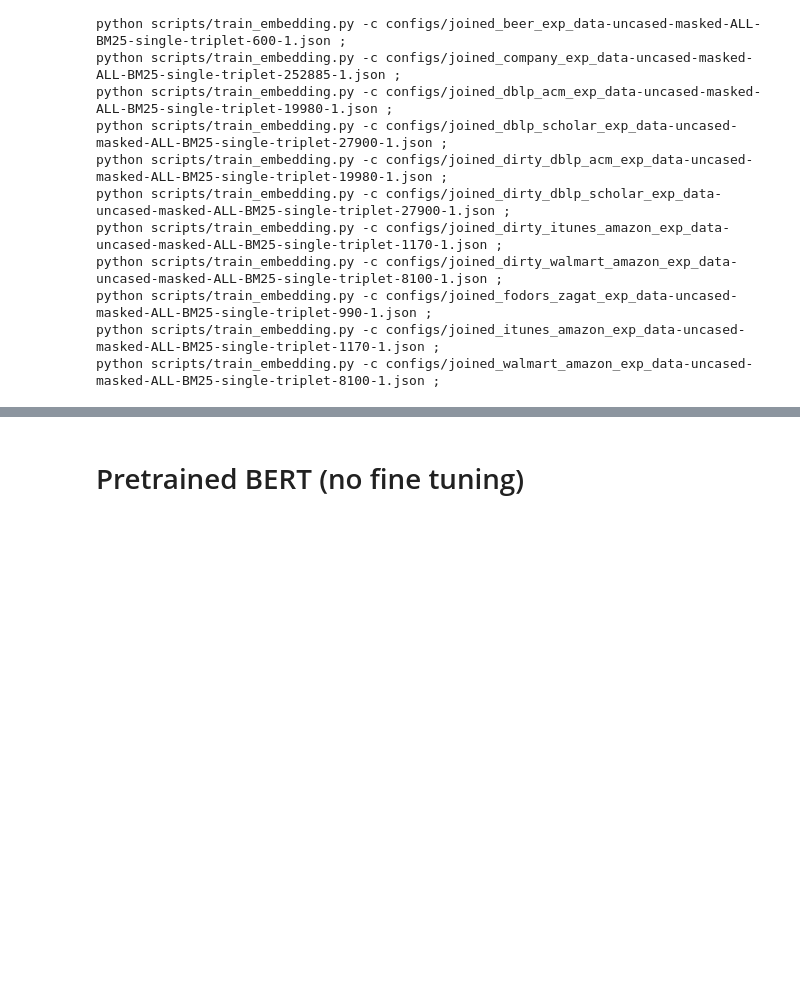
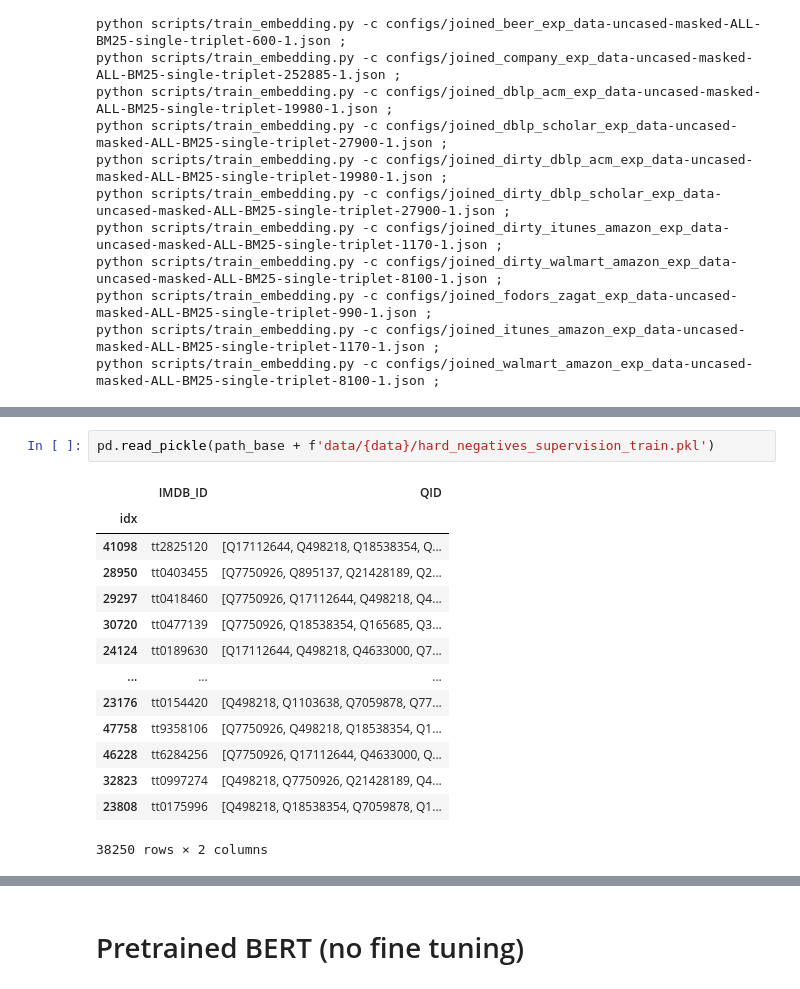
Before and after one commit to sahaana/ember-internal, a Jupyter notebook: notebooks/embedding/create_embedding_configs_new.ipynb, the cells around one changed output, grey strips where cells are left out. Drawn from its saved outputs; the diff is of its cells as text; blank space fills up the shorter version.

```diff
--- a/notebooks/embedding/create_embedding_configs_new.ipynb
+++ b/notebooks/embedding/create_embedding_configs_new.ipynb
@@ -541,0 +1543,17 @@ python scripts/train_embedding.py -c configs/joined_walmart_amazon_exp_data-unca
+# %%
+pd.read_pickle(path_base + f'data/{data}/hard_negatives_supervision_train.pkl')
+# %% [output]
+|  | IMDB_ID | QID |
+| idx |  |  |
+| 41098 | tt2825120 | [Q17112644, Q498218, Q18538354, Q... |
+| 28950 | tt0403455 | [Q7750926, Q895137, Q21428189, Q2... |
+| 29297 | tt0418460 | [Q7750926, Q17112644, Q498218, Q4... |
+| 30720 | tt0477139 | [Q7750926, Q18538354, Q165685, Q3... |
+| 24124 | tt0189630 | [Q17112644, Q498218, Q4633000, Q7... |
+| ... | ... | ... |
+| 23176 | tt0154420 | [Q498218, Q1103638, Q7059878, Q77... |
+| 47758 | tt9358106 | [Q7750926, Q498218, Q18538354, Q1... |
+| 46228 | tt6284256 | [Q7750926, Q17112644, Q4633000, Q... |
+| 32823 | tt0997274 | [Q498218, Q7750926, Q21428189, Q4... |
+| 23808 | tt0175996 | [Q498218, Q18538354, Q7059878, Q1... |
+38250 rows × 2 columns
```
Also changed, not shown: parts of 60 cells of this notebook, 7 other files.
